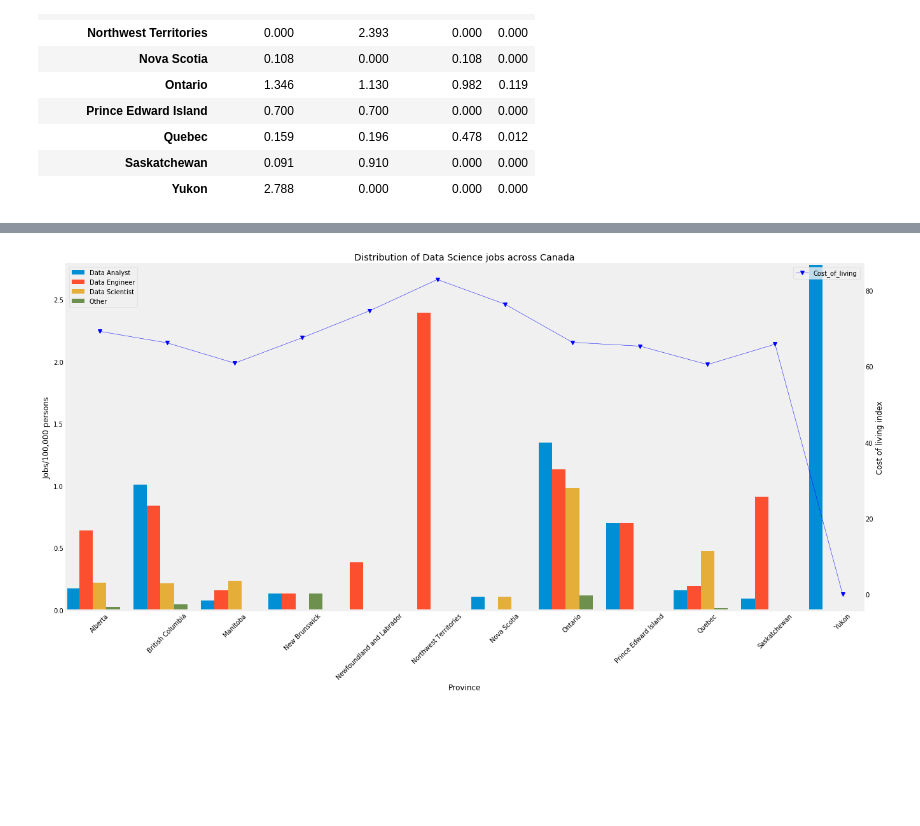
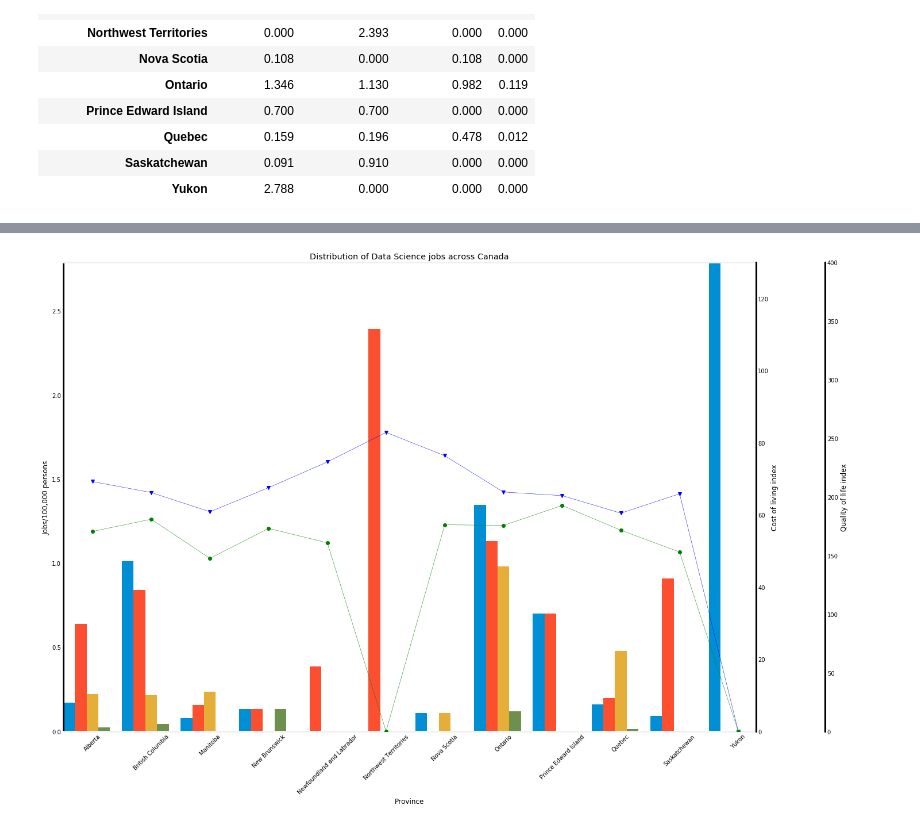
Before and after one commit to jessewgray/the6InTheSix, a Jupyter notebook: Distribution_graph_code_LL.ipynb, the cells around one changed output, grey strips where cells are left out. Drawn from its saved outputs; the diff is of its cells as text; code cells hidden in the pictures; blank space fills up the shorter version.

Commit message:
New and improved graph and code

```diff
--- a/Distribution_graph_code_LL.ipynb
+++ b/Distribution_graph_code_LL.ipynb
@@ -88,6 +89,7 @@ salary_id BIGINT(20)
 # %%
 sel = [provinces.Province,
        provinces.cost_of_living_idx,
+       provinces.quality_of_life_idx,
        job_class.Job_Class,
        (func.count(jobs.Class_ID) / provinces.population) * 100000]
 
@@ -105,12 +107,14 @@ prov = []
 job = []
 job_count = []
 c_o_i = []
+q_o_i = []
 
 for r in results:
     prov.append(r[0])
     c_o_i.append(r[1])
-    job.append(r[2])
-    job_count.append(r[3])
+    q_o_i.append(r[2])
+    job.append(r[3])
+    job_count.append(r[4])
 # %%
 prov_job_df = pd.DataFrame(data={'Province': prov,
                              'Job': job,
@@ -144,15 +146,16 @@ prov_job_df5
 | Yukon | 2.788 | 0.000 | 0.000 | 0.000 |
 # %%
 prov_coi = pd.DataFrame(data = {'Province': prov,
-                                'Cost_of_living': c_o_i})
+                                'Cost_of_living': c_o_i,
+                                'Quality_of_life': q_o_i})
 
-prov_coi2 = prov_coi.drop_duplicates(subset=['Province', 'Cost_of_living'], keep = 'first')
+prov_coi2 = prov_coi.drop_duplicates(subset=['Province', 'Cost_of_living', 'Quality_of_life'], keep = 'first')
 prov_coi2.set_index('Province', inplace = True)
 
 prov_coi3 = prov_coi2.fillna(0)
 
 
 prov_coi4 = prov_coi3.apply(pd.to_numeric, errors='ignore')
-prov_coi5 = prov_coi4.round({'Cost_of_living': 2})
+prov_coi5 = prov_coi4.round({'Cost_of_living': 2, 'Quality_of_life': 2})
 prov_coi5
 # %% [output]
@@ -192,43 +195,86 @@ prov_job_coi_df
 # %%
 #setting up plot format
-fig, ax1 = plt.subplots(figsize = (20,10))
 
+def make_patch_spines_invisible(ax):
+    ax.set_frame_on(True)
+    ax.patch.set_visible(False)
+    for sp in ax.spines.values():
+        sp.set_visible(False)
+
+
+fig, ax1 = plt.subplots(figsize = (25,15))
+fig.subplots_adjust(right=0.75)
+
+ax2 = ax1.twinx()
+ax3 = ax1.twinx()
+
+#configuring second y-axis for cost of living
+ax2.spines["right"].set_position(("axes", 1.0))
+make_patch_spines_invisible(ax2)
+ax2.spines["right"].set_visible(True)
+ax2.spines["right"].set_color('black')
+
+#Configuring third y-axis for quality of life
+
+ax3.spines["right"].set_position(("axes", 1.1))
+make_patch_spines_invisible(ax3)
+ax3.spines["right"].set_visible(True)
+ax3.spines["right"].set_color('black')
 
 #creating function to plot multiple bars/x value
 def subcategorybar(X, vals, width=0.8):
     n = len(vals)
     _X = np.arange(len(X))
     for idx, i in enumerate(range(n)):
         ax1.bar(_X - width/2. + i/float(n) * width, vals[i],
                 width=width/float(n), align = "center", label = prov_job_coi_df.columns[idx])
 
-
 #plotting the main bar chart
 
 x = prov_job_coi_df.index.values
 x_r = range(len(x))
 
 subcategorybar(x, [prov_job_coi_df['Data Analyst'],prov_job_coi_df['Data Engineer'],prov_job_coi_df['Data Scientist'], prov_job_coi_df['Other']])
-plt.xticks(x_r, prov_job_coi_df.index.values, rotation = 45)
+ax1.spines['left'].set_color('black')
 
 #plotting cost of living
-ax2 = ax1.twinx()
-ax2.plot(x, prov_job_coi_df['Cost_of_living'], 'b-', linewidth = 0.50, marker = "v", label = prov_job_coi_df.columns[4])
+
+ax2.plot(x_r, prov_job_coi_df['Cost_of_living'], 'b-', linewidth = 0.50, marker = "v", label = 'Cost of living')
+ax2.set_ylim(0, 130)
+
+#plotting quality of life
+
+ax3.plot(x_r, prov_job_coi_df['Quality_of_life'], 'g-', linewidth = 0.50, marker = "o", label = 'Quality of life')
+ax3.set_ylim(0, 400)
 
 
 #formatting the graph
+
 ax1.autoscale(tight = True)
+
+#adjusting x_ticks rotation
+plt.xticks(x_r, x, rotation = 45)
+ax1.tick_params(axis='x', which = 'major', rotation = 45)
+ax2.tick_params(axis='x', which = 'major', rotation = 45)
+ax3.tick_params(axis='x', which = 'major', rotation = 45)
+
+#title, labels
 plt.title('Distribution of Data Science jobs across Canada')
 ax1.set_xlabel('Province')
 ax1.set_ylabel('Jobs/100,000 persons')
 ax2.set_ylabel('Cost of living index')
-ax1.legend(loc = 'best')
-ax2.legend(loc = 'best')
+ax3.set_ylabel('Quality of life index')
+
+#removing grid and facecolor
 ax1.grid(None)
-plt.grid(None)
+ax2.grid(None)
+ax3.grid(None)
+ax1.set_facecolor('none')
+ax2.set_facecolor('none')
+ax3.set_facecolor('none')
 
-
-plt.savefig(r'./3_Output/Data_science_job_distribution.jpeg')
+#save and display
+plt.savefig(r'./3_Output/Data_science_job_distribution_qoi.jpeg')
 plt.show()
 # %% [output]
-[figure, old version]
+[figure, new version]
```
Also changed, not shown: parts of 6 cells of this notebook, 1 other file.
